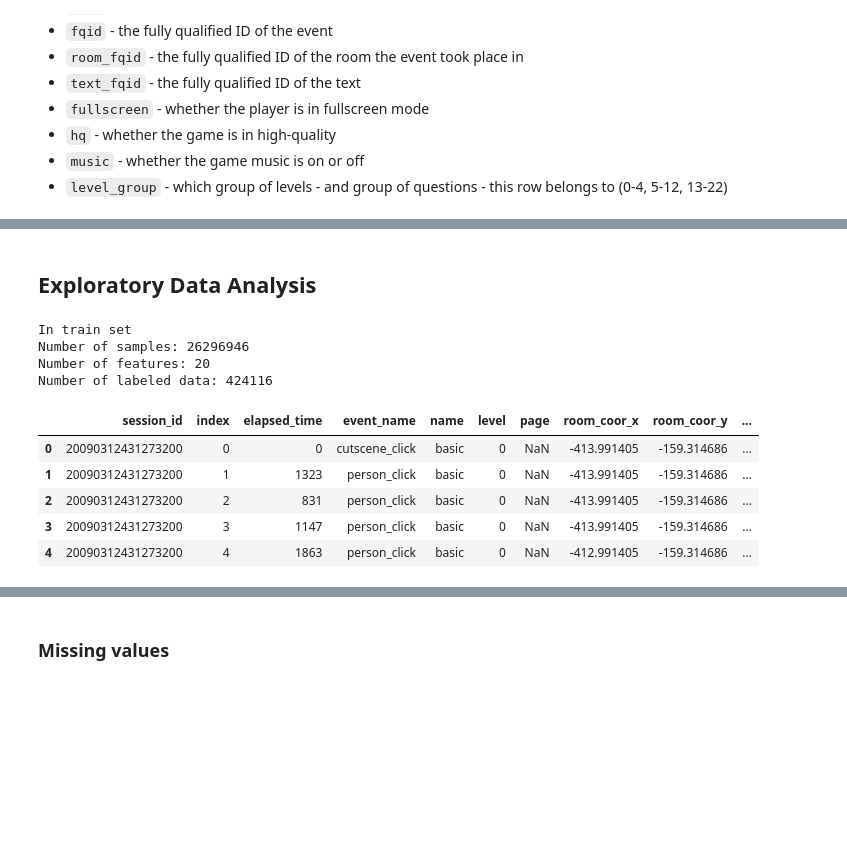
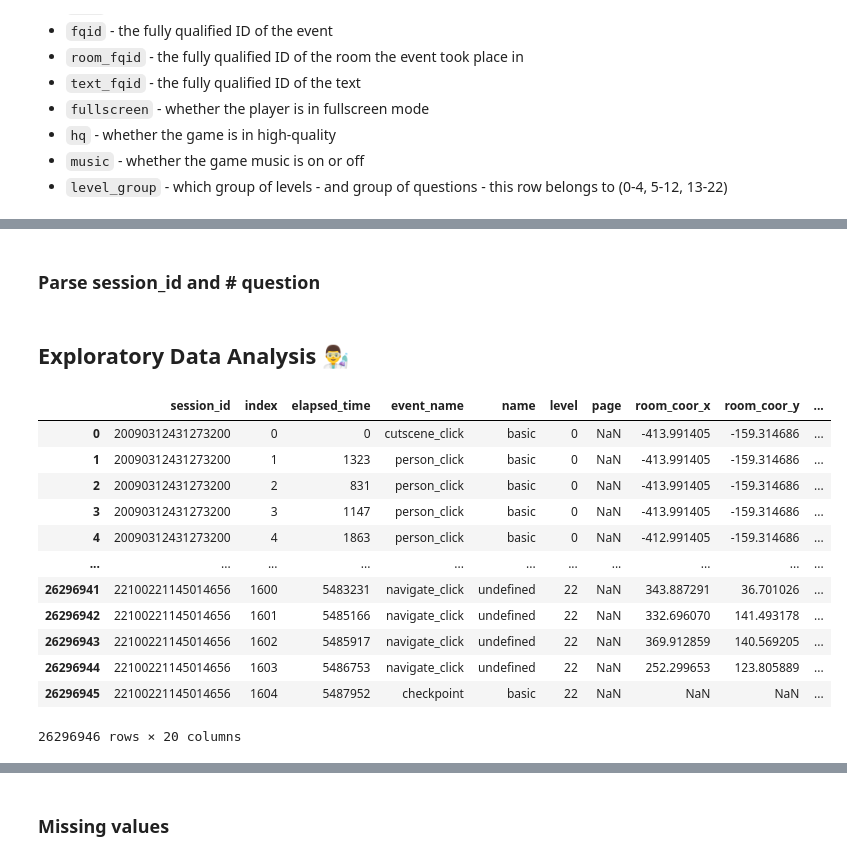
Before and after one commit to kuzmatsukanov/kaggle_predict_student_performance, a Jupyter notebook: kaggle_Predict_Student_Performance.ipynb, the cells around one changed output, grey strips where cells are left out. Drawn from its saved outputs; the diff is of its cells as text; code cells hidden in the pictures; blank space fills up the shorter version.

```diff
--- a/kaggle_Predict_Student_Performance.ipynb
+++ b/kaggle_Predict_Student_Performance.ipynb
@@ -107,3 +152,5 @@ sns.set_palette(sns.color_palette("colorblind"))
 # %%
 df_labels = pd.read_csv('dataset/train_labels.csv')
 df_train = pd.read_csv('dataset/train.csv')
+# %% [markdown]
+### Parse session_id and # question
@@ -110,21 +169,18 @@ df_train = pd.read_csv('dataset/train.csv')
 # %% [markdown]
-## Exploratory Data Analysis
+## Exploratory Data Analysis 👨‍🔬
-# %%
-print('In train set')
-print('Number of samples: {}'.format(df_train.shape[0]))
-print('Number of features: {}'.format(df_train.shape[1]))
-print('Number of labeled data: {}'.format(df_labels.shape[0]))
-# %% [output]
-In train set
-Number of samples: 26296946
-Number of features: 20
-Number of labeled data: 424116
 # %%
-df_train.head(5)
+df_train
 # %% [output]
 |  | session_id | index | elapsed_time | event_name | name | level | page | room_coor_x | room_coor_y | ... |
 | 0 | 20090312431273200 | 0 | 0 | cutscene_click | basic | 0 | NaN | -413.991405 | -159.314686 | ... |
 | 1 | 20090312431273200 | 1 | 1323 | person_click | basic | 0 | NaN | -413.991405 | -159.314686 | ... |
 | 2 | 20090312431273200 | 2 | 831 | person_click | basic | 0 | NaN | -413.991405 | -159.314686 | ... |
 | 3 | 20090312431273200 | 3 | 1147 | person_click | basic | 0 | NaN | -413.991405 | -159.314686 | ... |
 | 4 | 20090312431273200 | 4 | 1863 | person_click | basic | 0 | NaN | -412.991405 | -159.314686 | ... |
+| ... | ... | ... | ... | ... | ... | ... | ... | ... | ... | ... |
+| 26296941 | 22100221145014656 | 1600 | 5483231 | navigate_click | undefined | 22 | NaN | 343.887291 | 36.701026 | ... |
+| 26296942 | 22100221145014656 | 1601 | 5485166 | navigate_click | undefined | 22 | NaN | 332.696070 | 141.493178 | ... |
+| 26296943 | 22100221145014656 | 1602 | 5485917 | navigate_click | undefined | 22 | NaN | 369.912859 | 140.569205 | ... |
+| 26296944 | 22100221145014656 | 1603 | 5486753 | navigate_click | undefined | 22 | NaN | 252.299653 | 123.805889 | ... |
+| 26296945 | 22100221145014656 | 1604 | 5487952 | checkpoint | basic | 22 | NaN | NaN | NaN | ... |
+26296946 rows × 20 columns
```
Also changed, not shown: parts of 45 cells of this notebook, 1 other file.
